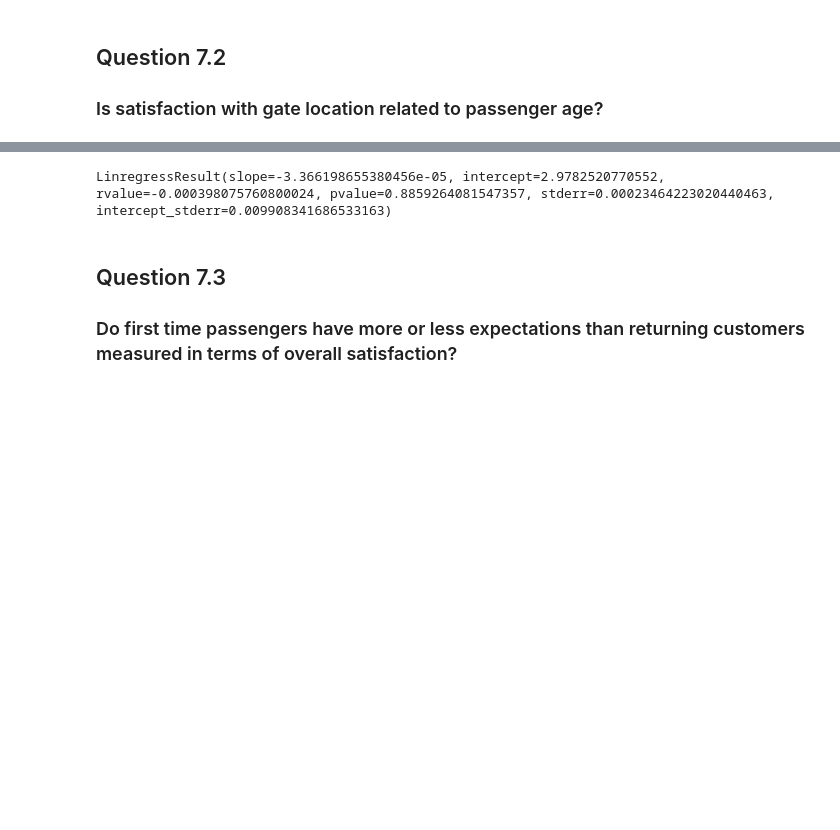
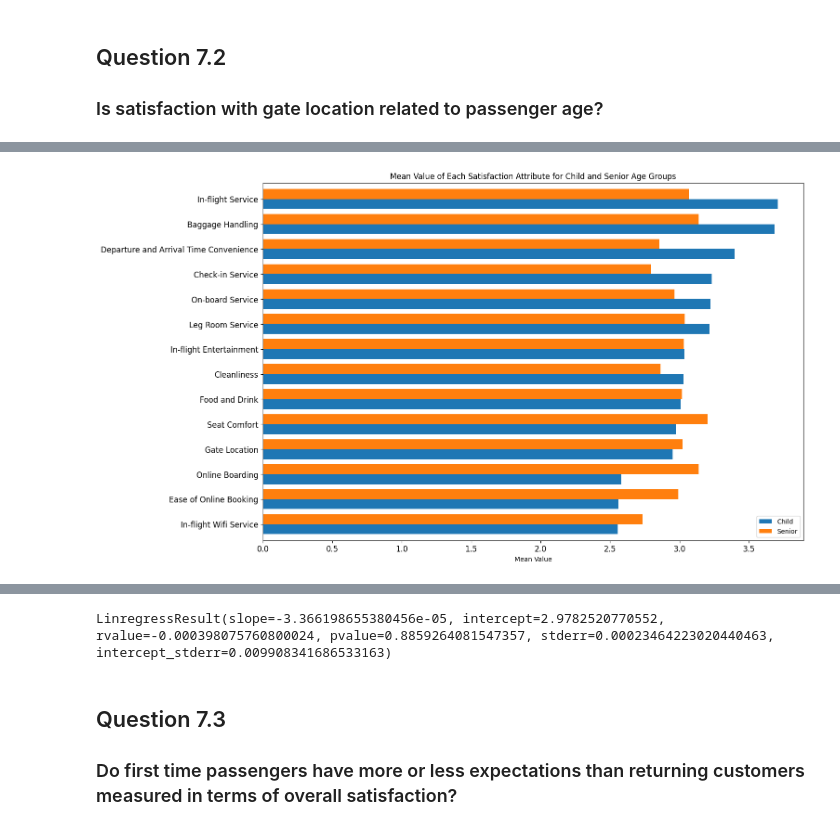
Before and after one commit to chef-danny-d/airline-satisfaction, a Jupyter notebook: project.ipynb, the cells around one changed output, grey strips where cells are left out. Saved outputs shown, nothing was run; the diff lists cells and outputs as text; code cells hidden in the pictures; blank space fills up the shorter version.

```diff
--- a/project.ipynb
+++ b/project.ipynb
@@ -587,0 +635,14 @@ question_7_data[["d_Age","Gate Location", "d_Satisfaction"]].groupby(["d_Age"],a
+# %%
+child_data = data[MAIN_FEATURES][data['d_Age'] == 'Child']
+senior_data = data[MAIN_FEATURES][data['d_Age'] == 'Senior']
+child_data_mean = child_data.mean().sort_values(ascending=True)
+senior_data_mean = senior_data.mean().sort_values(ascending=True)
+
+age_group_mean = pd.concat([child_data_mean, senior_data_mean], axis=1)
+
+age_group_mean.columns = ['Child', 'Senior']
+
+age_group_mean.plot(kind='barh', figsize=(15, 10), title='Mean Value of Each Satisfaction Attribute for Child and Senior Age Groups', fontsize=12, legend=True, width=0.8, xlabel='Mean Value')
+plt.show()
+# %% [output]
+[figure, added]
```
Also changed, not shown: parts of 12 cells of this notebook.
